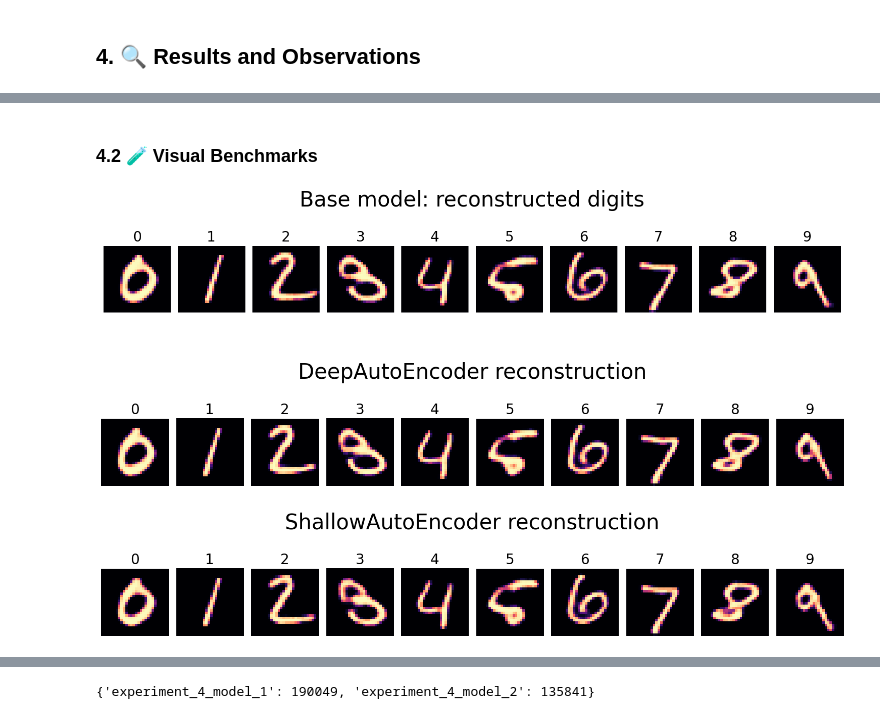
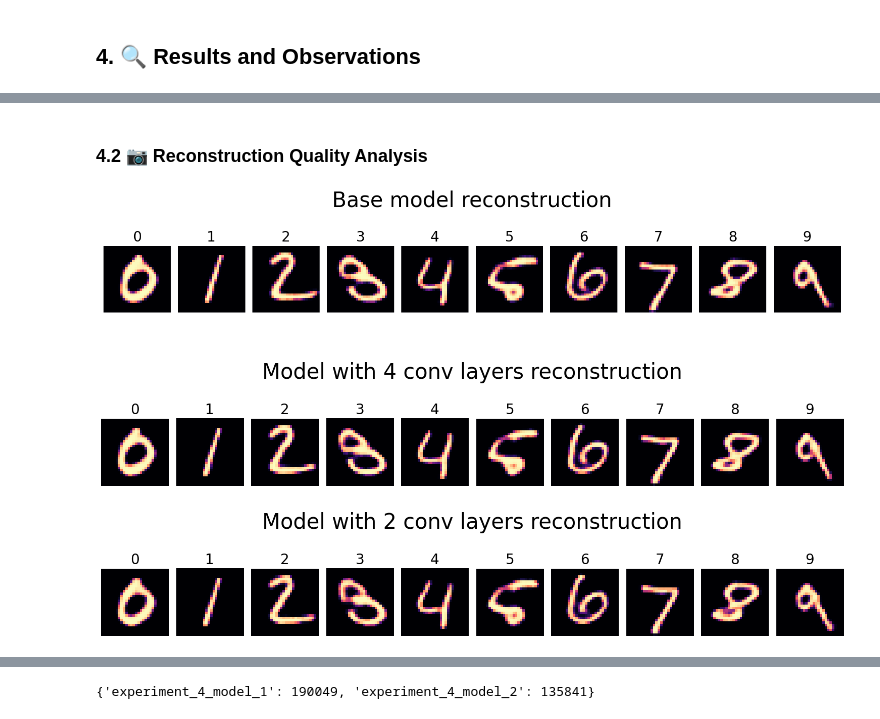
Before and after one commit to vlad-uve/CAE-MNIST, a Jupyter notebook: notebooks/CAE_experiment_4(conv_depth).ipynb, the cells around one changed output, grey strips where cells are left out. Cells and saved outputs as stored; diff of their text form; code cells hidden in the pictures.

```diff
--- a/notebooks/CAE_experiment_4(conv_depth).ipynb
+++ b/notebooks/CAE_experiment_4(conv_depth).ipynb
@@ -527,5 +494,5 @@ Everything up-to-date
 # %% [markdown]
-### 4.2 🧪 Visual Benchmarks
+### 4.2 📷 Reconstruction Quality Analysis
 # %%
 # get sample images and labels
 sample_images, sample_labels = get_image_samples(base_validation_dataloader)
@@ -535,21 +502,21 @@ experiment_4_reconstructions=get_experiment_reconstructions(experiment_4_models,
 # %%
 # display original benchmark images
 display(Image(filename='/content/CAE-MNIST/outputs/base_model_files/base_image_reconstruction.png'))
 print('\n')
 
 # display reconstructions from experiment
 experiment_4_reconstruction_figures = plot_experiment_reconstructions(
     experiment_4_reconstructions,
     sample_labels,
-    title_list=['DeepAutoEncoder', 'ShallowAutoEncoder']
+    title_list=['Model with 4 conv layers', 'Model with 2 conv layers']
     )
 
 for idx, fig in enumerate(experiment_4_reconstruction_figures):
   fig.savefig(f"/content/CAE-MNIST/outputs/experiment_4_files/experiment_4_image_reconstruction_{idx+1}.png")
 # %% [output]
-[figure, old version]
+[figure, new version]
-[figure, old version]
+[figure, new version]
-[figure, old version]
+[figure, new version]
 # %%
 #manually add and push experiment 1 reconstruction images to Git repository
 for idx, _ in enumerate(experiment_4_reconstruction_figures):
```
Also changed, not shown: parts of 24 cells of this notebook.
